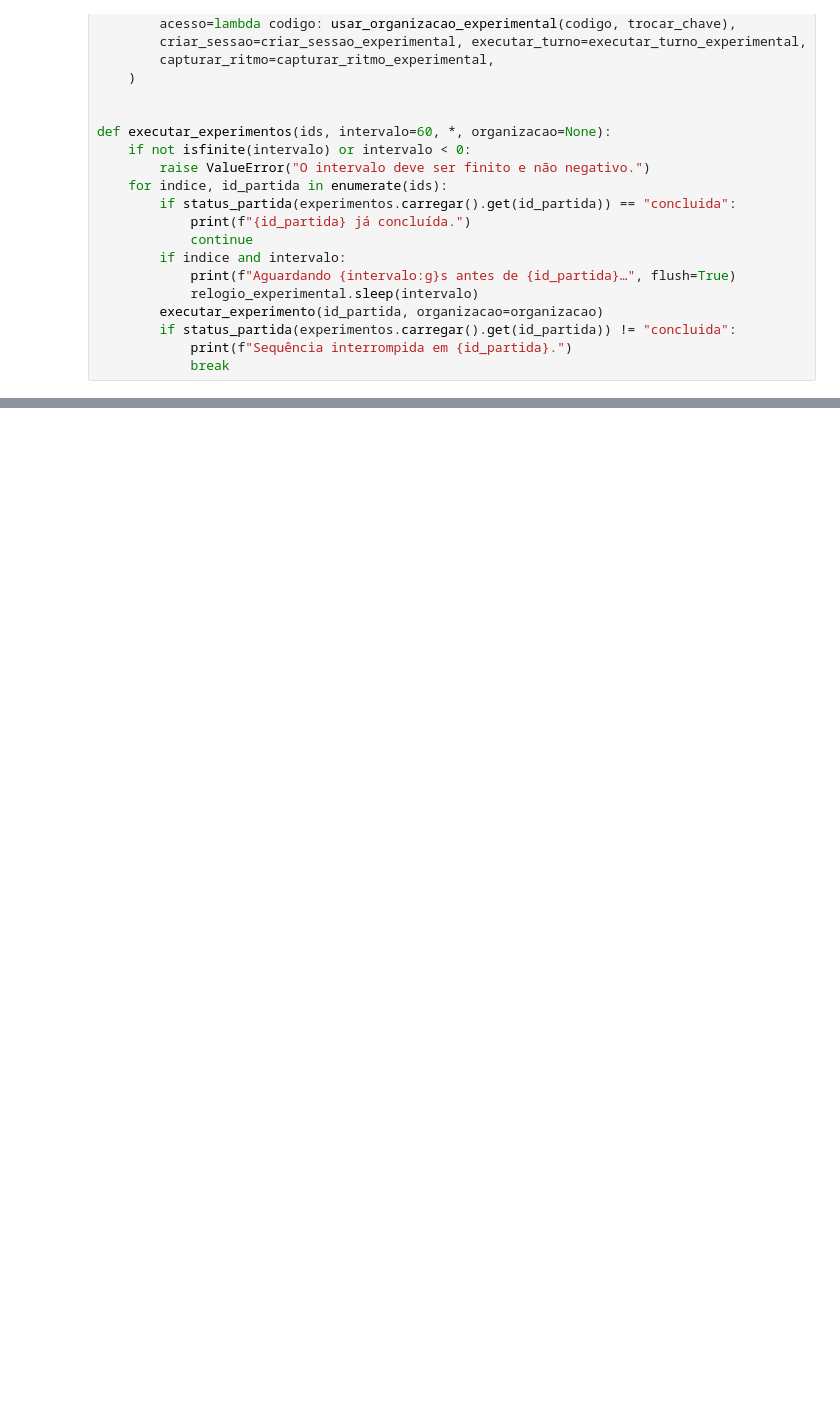
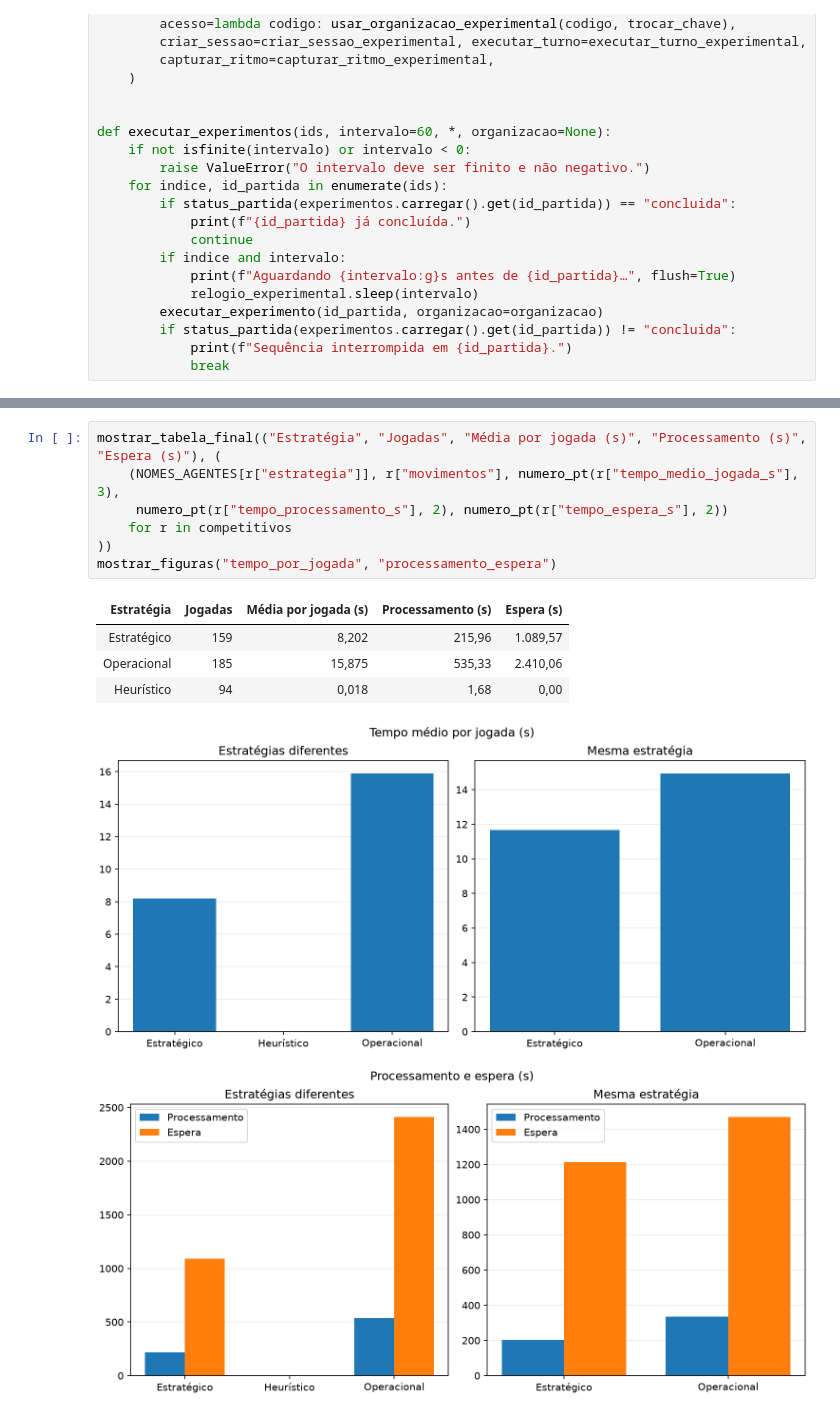
Before and after one commit to CaioBFM/Trabalhos---IA, a Jupyter notebook: othello-agentes/othello_agentes.ipynb, the cells around one changed output, grey strips where cells are left out. Drawn from its saved outputs; the diff is of its cells as text; blank space fills up the shorter version.

```diff
--- a/othello-agentes/othello_agentes.ipynb
+++ b/othello-agentes/othello_agentes.ipynb
@@ -2211,0 +2229,14 @@ resumo_agentes · 15 registros
+# %%
+mostrar_tabela_final(("Estratégia", "Jogadas", "Média por jogada (s)", "Processamento (s)", "Espera (s)"), (
+    (NOMES_AGENTES[r["estrategia"]], r["movimentos"], numero_pt(r["tempo_medio_jogada_s"], 3),
+     numero_pt(r["tempo_processamento_s"], 2), numero_pt(r["tempo_espera_s"], 2))
+    for r in competitivos
+))
+mostrar_figuras("tempo_por_jogada", "processamento_espera")
+# %% [output]
+| Estratégia | Jogadas | Média por jogada (s) | Processamento (s) | Espera (s) |
+| Estratégico | 159 | 8,202 | 215,96 | 1.089,57 |
+| Operacional | 185 | 15,875 | 535,33 | 2.410,06 |
+| Heurístico | 94 | 0,018 | 1,68 | 0,00 |
+[figure, added]
+[figure, added]
```
Also changed, not shown: parts of 34 cells of this notebook, 1 other file.
